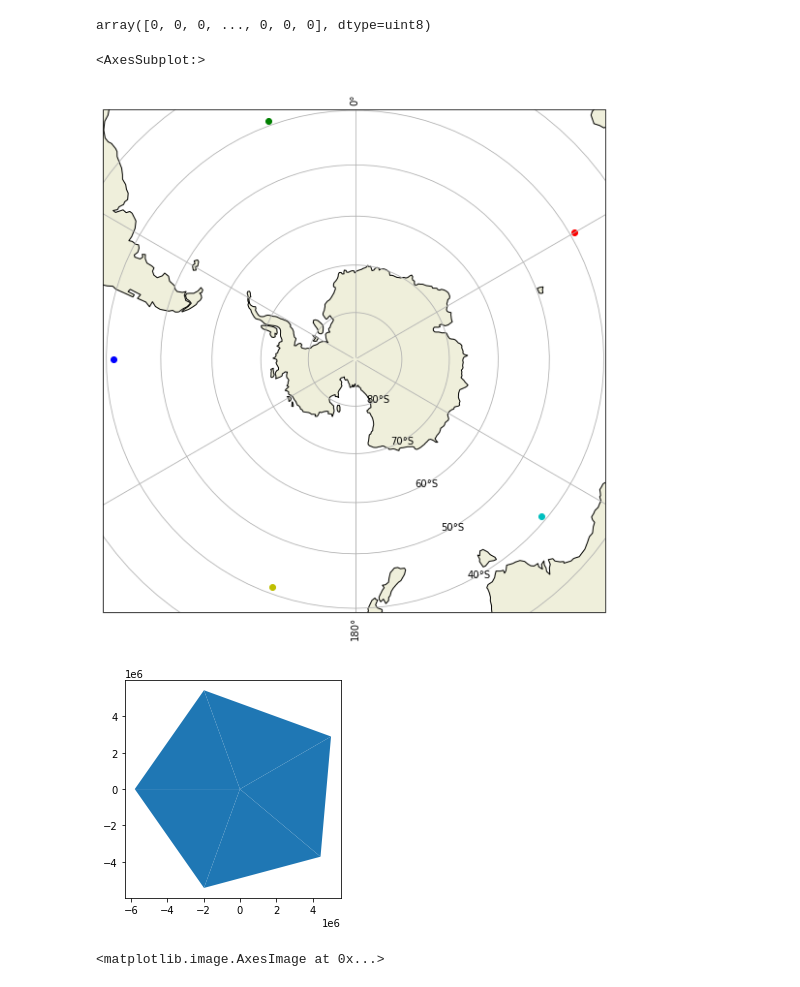
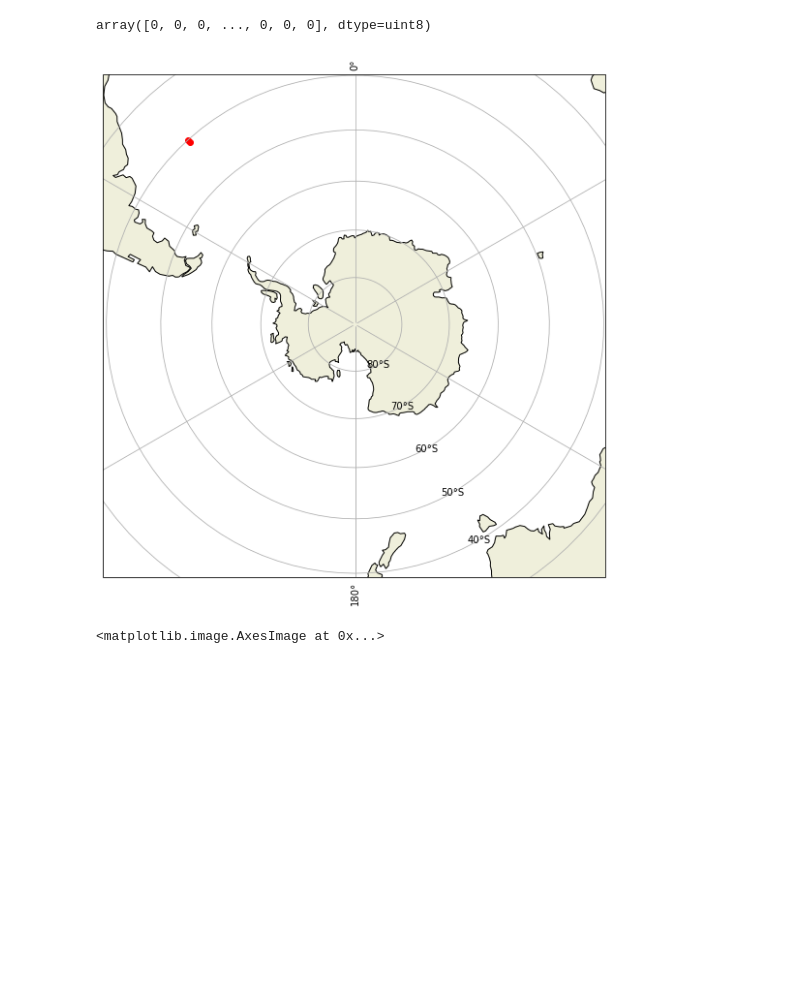
Before and after one commit to ayushnag/sophy, a Jupyter notebook: db/sophy_db.ipynb, the cells around one changed output. Saved outputs shown, nothing was run; the diff lists cells and outputs as text; code cells hidden in the pictures; blank space fills up the shorter version.

```diff
--- a/db/sophy_db.ipynb
+++ b/db/sophy_db.ipynb
@@ -130,37 +130,38 @@ array([0, 0, 0, ..., 0, 0, 0], dtype=uint8)
 # %%
 map_proj = ccrs.SouthPolarStereo()
 fig = plt.figure(figsize=[8, 8])  # inches
 ax = plt.subplot(projection=map_proj)
 ax.set_extent([-180, 180, -90, -39.4], ccrs.PlateCarree())
 fig.subplots_adjust(bottom=0.05, top=0.95, left=0.04, right=0.95, wspace=0.02)
 
 ax.add_feature(cartopy.feature.LAND)
 ax.add_feature(cartopy.feature.COASTLINE)
 ax.gridlines(draw_labels=True)
 
-ax.plot(60, -39.23, marker='o', linestyle='', color='r', transform=ccrs.PlateCarree())
-ax.plot(-20, -39.23, marker='o', linestyle='', color='g', transform=ccrs.PlateCarree())
-ax.plot(-90, -41.23, marker='o', linestyle='', color='b', transform=ccrs.PlateCarree())
-ax.plot(-160, -41.23, marker='o', linestyle='', color='y', transform=ccrs.PlateCarree())
-ax.plot(130, -41, marker='o', linestyle='', color='c', transform=ccrs.PlateCarree())
+ax.plot(-3950000, +4350000, marker='o', linestyle='', color='r', transform=ccrs.SouthPolarStereo())
+ax.plot(-3950000 - 50000, +4350000 + 50000, marker='o', linestyle='', color='r', transform=ccrs.SouthPolarStereo())
+# ax.plot(-20, -39.23, marker='o', linestyle='', color='g', transform=ccrs.PlateCarree())
+# ax.plot(-90, -41.23, marker='o', linestyle='', color='b', transform=ccrs.PlateCarree())
+# ax.plot(-160, -41.23, marker='o', linestyle='', color='y', transform=ccrs.PlateCarree())
+# ax.plot(130, -41, marker='o', linestyle='', color='c', transform=ccrs.PlateCarree())
+# x = np.arange(-3950000, +3950000, +dx)
+# y = np.arange(+4350000, -3950000, -dy)
 # ax.plot(170, -41, marker='o', linestyle='', color='c', transform=ccrs.PlateCarree())
 
-sectors: list = []
-sectors.append(Polygon([(60, -40), (-20, -40), (0, -90)]))
-sectors.append(Polygon([(-20, -40), (-90, -40), (0, -90)]))
-sectors.append(Polygon([(-90, -40), (-160, -40), (0, -90)]))
-sectors.append(Polygon([(-160, -40), (130, -40), (0, -90)]))
-sectors.append(Polygon([(130, -40), (60, -40), (0, -90)]))
-
-sectors_dict: dict = {'sector': ['A', 'B', 'C', 'D', 'E'], 'geometry': sectors}
-sectors_gdf = gpd.GeoDataFrame(sectors_dict, crs='EPSG:4326')
-sectors_gdf = sectors_gdf.to_crs(crs='EPSG:3031')
-sectors_gdf.plot()
-# plt.show()
+# sectors: list = []
+# sectors.append(Polygon([(60, -40), (-20, -40), (0, -90)]))
+# sectors.append(Polygon([(-20, -40), (-90, -40), (0, -90)]))
+# sectors.append(Polygon([(-90, -40), (-160, -40), (0, -90)]))
+# sectors.append(Polygon([(-160, -40), (130, -40), (0, -90)]))
+# sectors.append(Polygon([(130, -40), (60, -40), (0, -90)]))
+#
+# sectors_dict: dict = {'sector': ['A', 'B', 'C', 'D', 'E'], 'geometry': sectors}
+# sectors_gdf = gpd.GeoDataFrame(sectors_dict, crs='EPSG:4326')
+# sectors_gdf = sectors_gdf.to_crs(crs='EPSG:3031')
+# sectors_gdf.plot()
+plt.show()
 # %% [output]
-<AxesSubplot:>
-[figure, old version]
+[figure, new version]
-[figure, removed]
 # %%
 # Author: Filipe Fernandes
 f = open(r"../data/sea_ice/mean.sep.1979-2021.s", "r")
```
Also changed, not shown: parts of 9 cells of this notebook, 8 other files.
